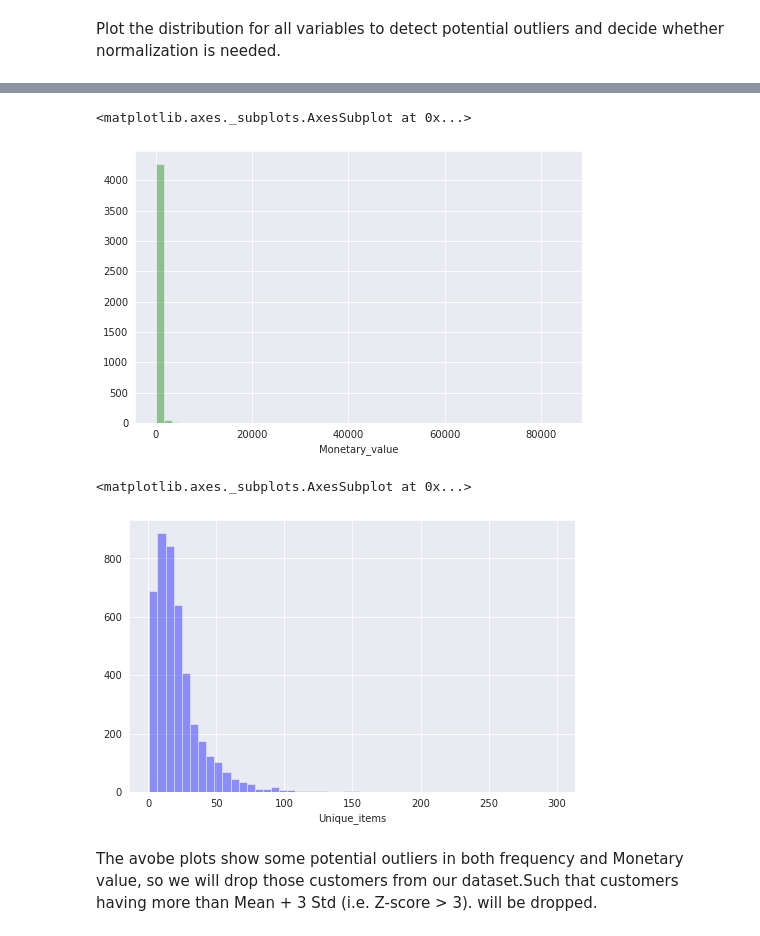
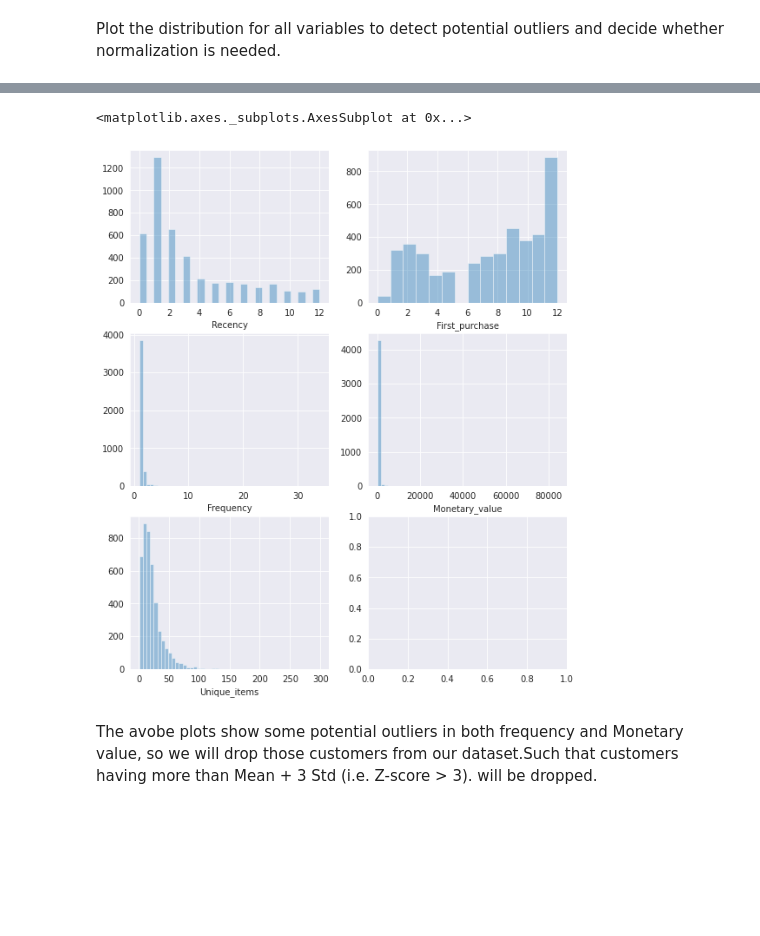
Before and after one commit to Ranjitkumarmuduli/Capstone-Project--4, a Jupyter notebook: Online_Retail_Customer_Segmentation_Capstone_Project.ipynb, the cells around one changed output, grey strips where cells are left out. Cells and saved outputs as stored; diff of their text form; code cells hidden in the pictures; blank space fills up the shorter version.

```diff
--- a/Online_Retail_Customer_Segmentation_Capstone_Project.ipynb
+++ b/Online_Retail_Customer_Segmentation_Capstone_Project.ipynb
@@ -756,17 +735,13 @@ sns.distplot(data_transformed.Frequency,color='black',kde=False)
-# %%
-#Distribution for Mnnetary_value.
-plt.figure(figsize=(8,5))
-sns.distplot(data_transformed.Monetary_value,color='green',kde=False)
-# %% [output]
-<matplotlib.axes._subplots.AxesSubplot at 0x...>
-[figure, removed]
-# %%
-#Distribution for Unique_items.
-plt.figure(figsize=(8,5))
-sns.distplot(data_transformed.Unique_items,color='blue',kde=False)
-# %% [output]
-<matplotlib.axes._subplots.AxesSubplot at 0x...>
-[figure, removed]
+# %%
+fig, ax = plt.subplots(ncols=2, nrows=3, figsize=(9,11))
+sns.distplot(data_transformed.Recency, ax= ax[0][0], kde= False)
+sns.distplot(data_transformed.First_purchase, ax= ax[0][1], kde= False)
+sns.distplot(data_transformed.Frequency, ax= ax[1][0], kde= False)
+sns.distplot(data_transformed.Monetary_value, ax= ax[1][1], kde= False)
+sns.distplot(data_transformed.Unique_items, ax= ax[2][0], kde= False)
+# %% [output]
+<matplotlib.axes._subplots.AxesSubplot at 0x...>
+[figure, added]
 # %% [markdown]
 The avobe plots show some potential outliers in both frequency and Monetary value, so we will drop those customers from our dataset.Such that customers having more than Mean + 3 Std (i.e. Z-score > 3). will be dropped.
 # %%
```
Also changed, not shown: parts of 5 cells of this notebook.
